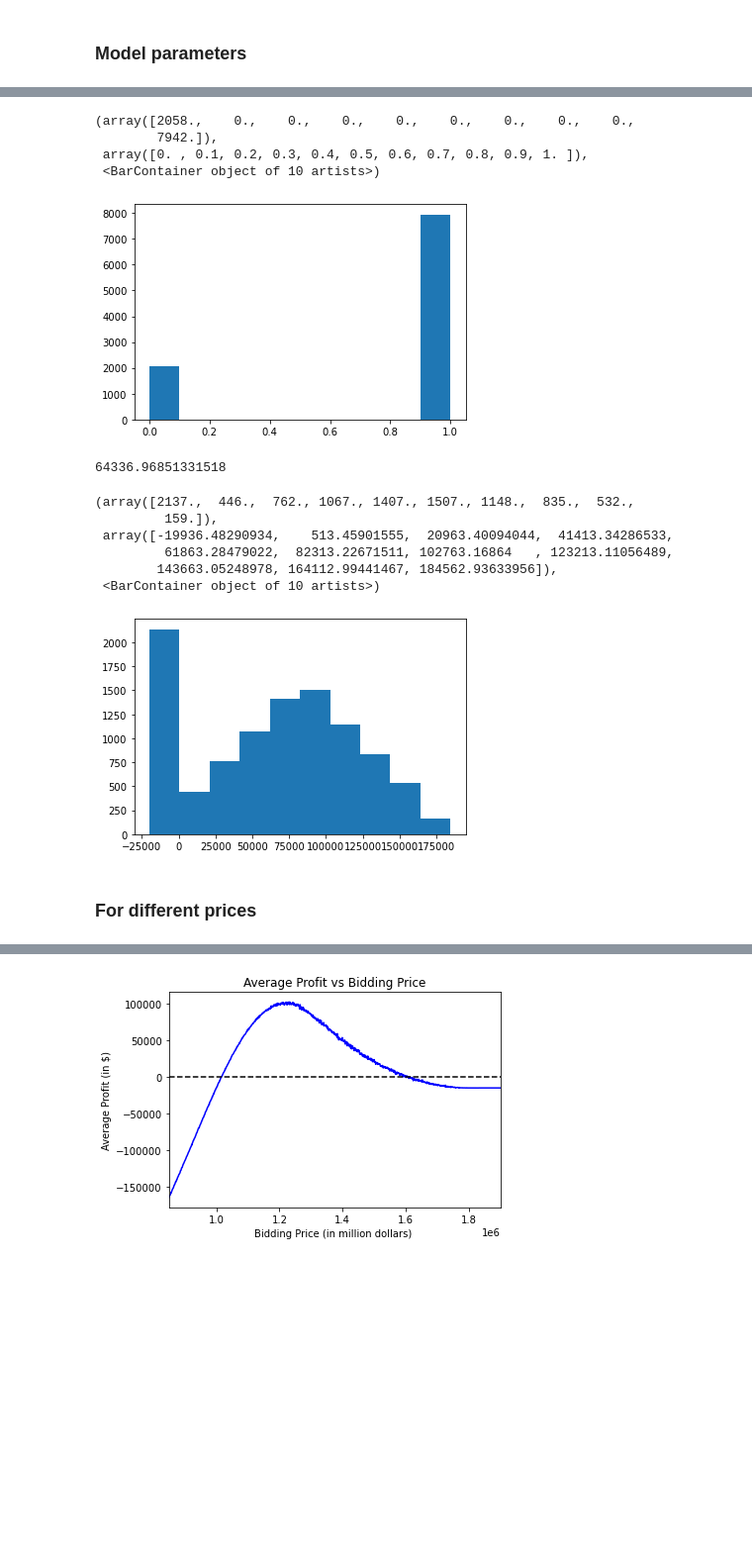
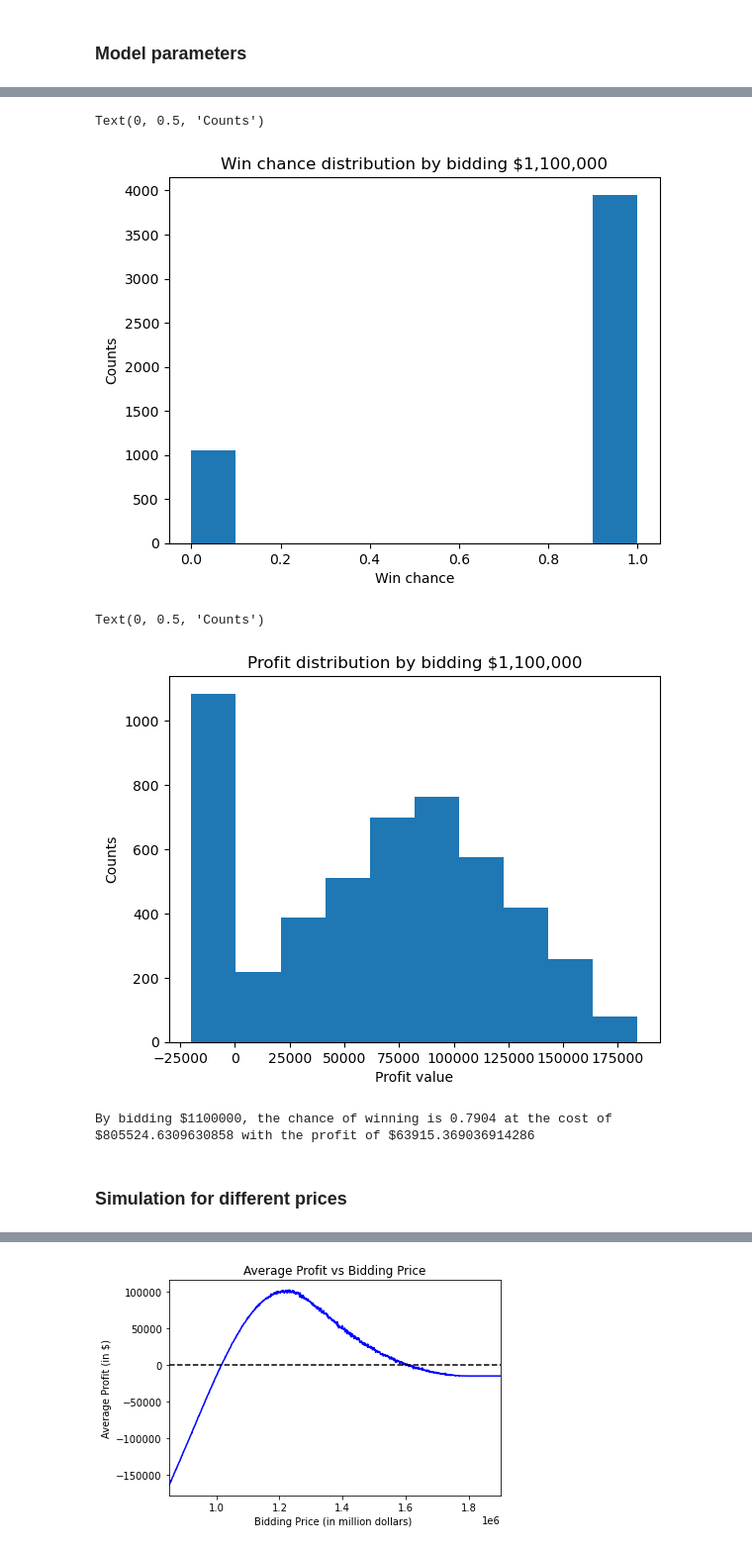
Before and after one commit to hongthien798/Bidding-simulations, a Jupyter notebook: Bidding Simulations.ipynb, the cells around one changed output, grey strips where cells are left out. Shown at 99% size. Drawn from its saved outputs; the diff is of its cells as text; code cells hidden in the pictures; blank space fills up the shorter version.

```diff
--- a/Bidding Simulations.ipynb
+++ b/Bidding Simulations.ipynb
@@ -29,6 +29,6 @@ n_rival, p_rival = 2, 0.5
 # %%
 price = 1100000
-num_replications = 10000
+num_replications = 5000
 # %%
 np.random.seed(2)
 cost_list = []
@@ -36,7 +36,7 @@ market_bid_list = []
 win_list = []
 profit_list = []
 
-for i in range(num_replications):
+for i in tqdm(range(num_replications)):
 
     #use triangular distribution for bid cost
     bid_cost = np.random.triangular(min_bid_cost, mode_bid_cost, max_bid_cost, 1)
@@ -99,27 +85,25 @@ np.average(win_list)
 # %%
 plt.hist(win_list)
+plt.title('Win chance distribution by bidding $1,100,000')
+plt.xlabel('Win chance')
+plt.ylabel('Counts')
 # %% [output]
-(array([2058.,    0.,    0.,    0.,    0.,    0.,    0.,    0.,    0.,
-        7942.]),
- array([0. , 0.1, 0.2, 0.3, 0.4, 0.5, 0.6, 0.7, 0.8, 0.9, 1. ]),
- <BarContainer object of 10 artists>)
+Text(0, 0.5, 'Counts')
-[figure, old version]
+[figure, new version]
-# %%
-np.average(profit_list)
-# %% [output]
-64336.96851331518
 # %%
 plt.hist(profit_list)
+plt.title('Profit distribution by bidding $1,100,000')
+plt.xlabel('Profit value')
+plt.ylabel('Counts')
 # %% [output]
-(array([2137.,  446.,  762., 1067., 1407., 1507., 1148.,  835.,  532.,
-         159.]),
- array([-19936.48290934,    513.45901555,  20963.40094044,  41413.34286533,
-         61863.28479022,  82313.22671511, 102763.16864   , 123213.11056489,
-        143663.05248978, 164112.99441467, 184562.93633956]),
- <BarContainer object of 10 artists>)
+Text(0, 0.5, 'Counts')
-[figure, old version]
+[figure, new version]
+# %%
+print('By bidding ${price}, the chance of winning is {chance} at the cost of ${cost} with the profit of ${profit}'.format(price = price, chance = price_win, cost = price_cost, profit = price_profit))
+# %% [output]
+By bidding $1100000, the chance of winning is 0.7904 at the cost of $805524.6309630858 with the profit of $63915.369036914286
 # %% [markdown]
-### For different prices
+### Simulation for different prices
 # %%
 lower_bid = 850000
 upper_bid = 1900000
```
Also changed, not shown: parts of 18 cells of this notebook.
